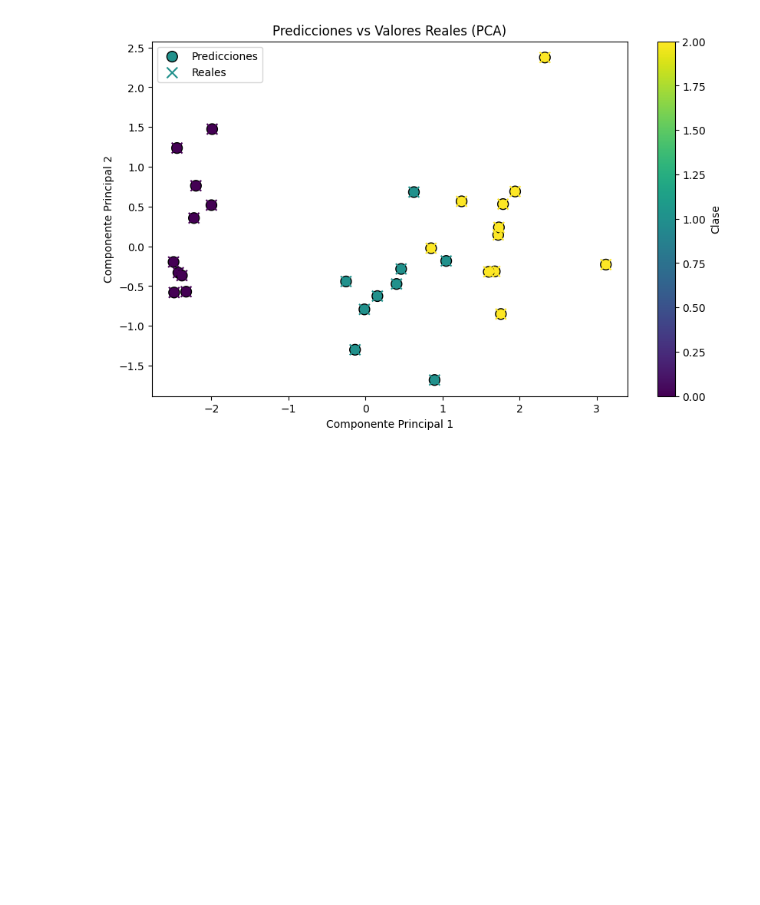
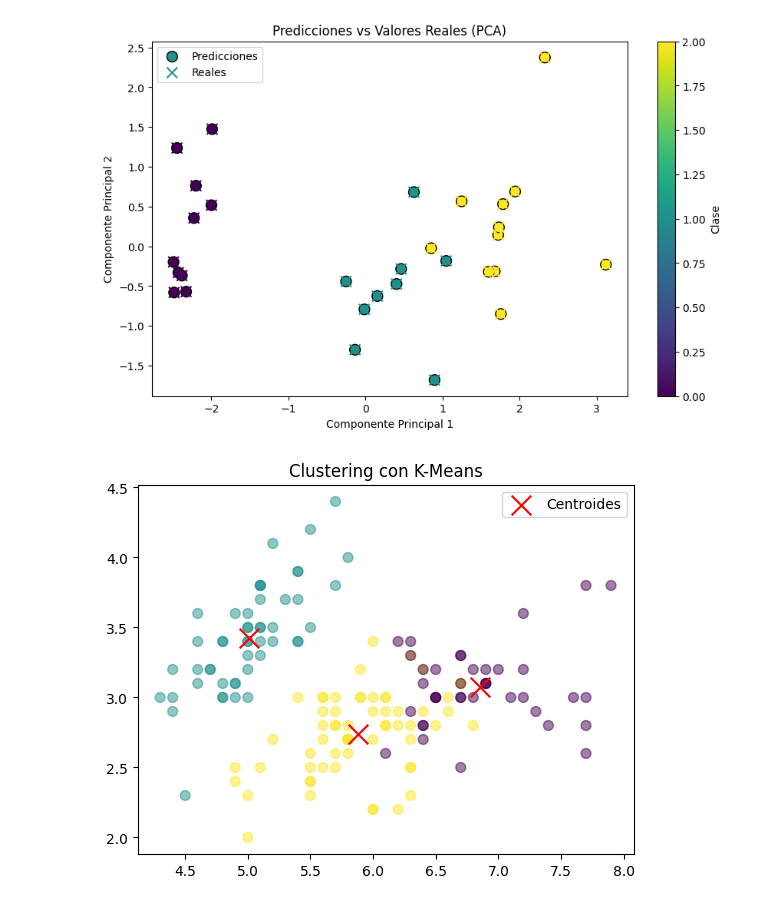
Before and after one commit to ivanmaldoc/CODIGOS-U3, a Jupyter notebook: script_u3.3.ipynb, the cells around one changed output. Cells and saved outputs as stored; diff of their text form; code cells hidden in the pictures; blank space fills up the shorter version.

```diff
--- a/script_u3.3.ipynb
+++ b/script_u3.3.ipynb
@@ -78,3 +78,23 @@ plt.colorbar(label='Clase')
 plt.show()
 # %% [output]
 [figure]
+# %%
+import matplotlib.pyplot as plt
+from sklearn.cluster import KMeans
+
+# Aplicar K-Means con 3 clusters
+kmeans = KMeans(n_clusters=3, random_state=42)
+kmeans.fit(X)
+
+# Obtener etiquetas de los clusters
+labels = kmeans.labels_
+centroids = kmeans.cluster_centers_
+
+# Visualizar resultados
+plt.scatter(X[:, 0], X[:, 1], c=labels, cmap='viridis', s=50, alpha=0.5)
+plt.scatter(centroids[:, 0], centroids[:, 1], c='red', marker='x', s=200, label="Centroides")
+plt.title("Clustering con K-Means")
+plt.legend()
+plt.show()
+# %% [output]
+[figure, added]
```
Also changed, not shown: 1 other file.
